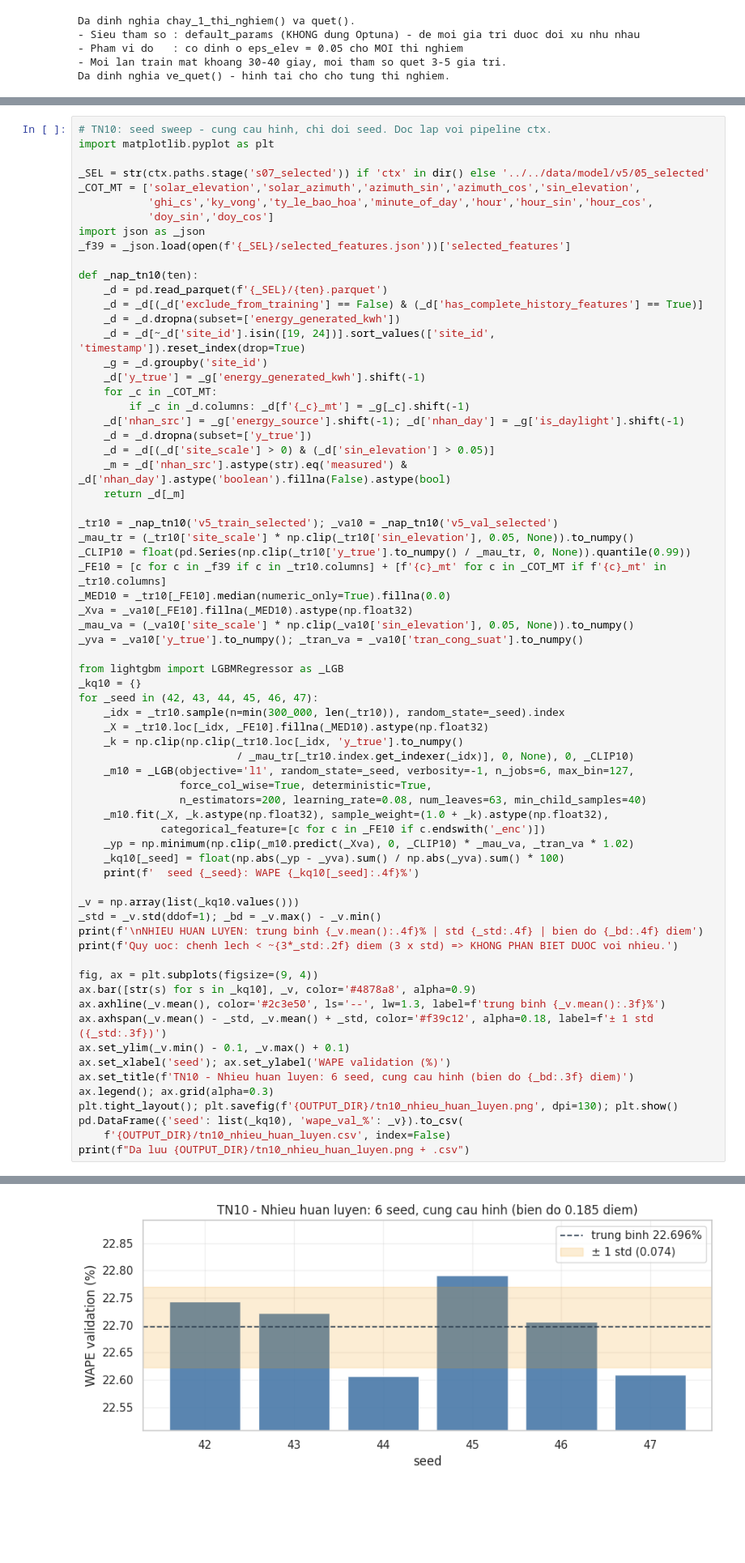
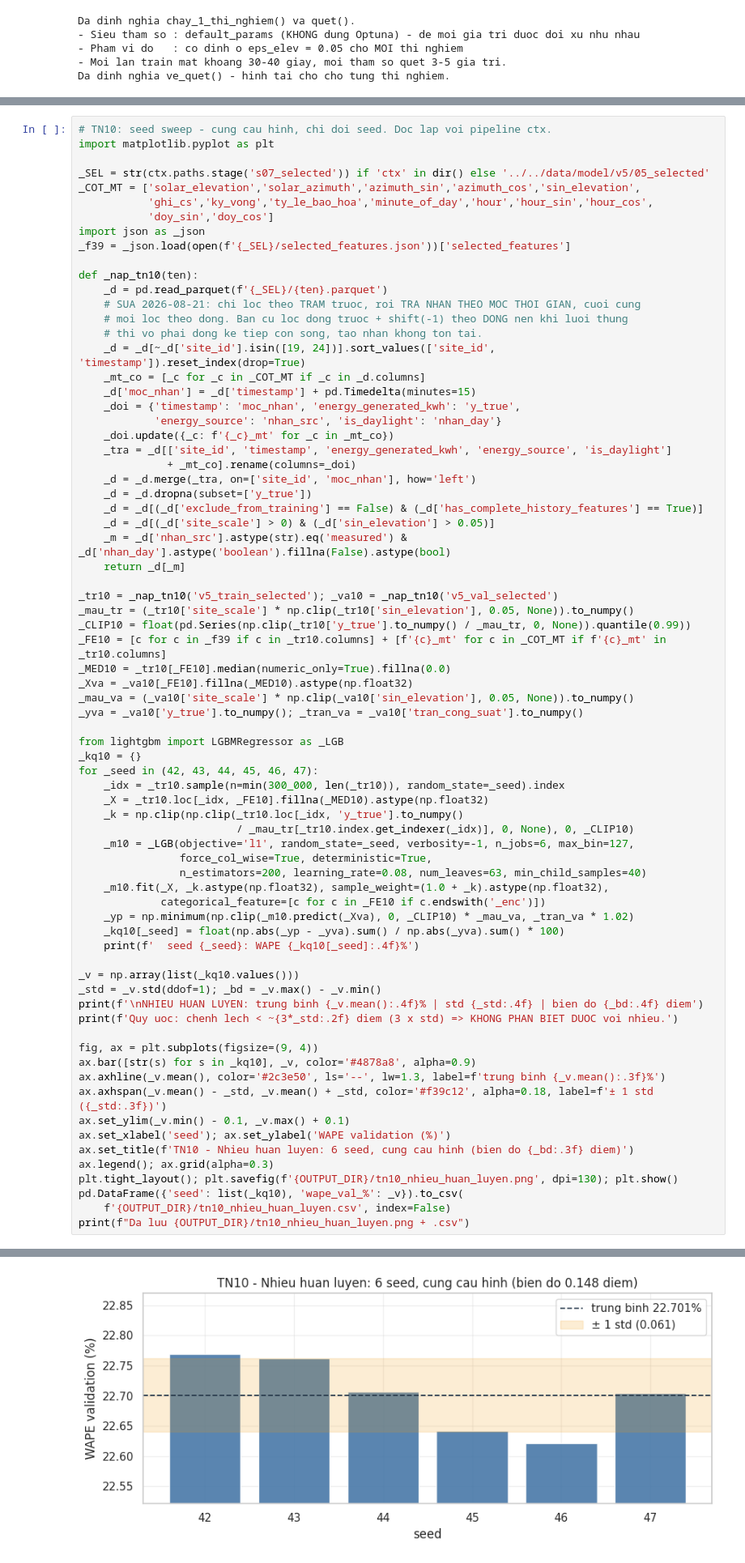
Before and after one commit to nguyenvunhut/solar-engergy, a Jupyter notebook: notebooks/forcasting_v5_energy/05b_thuc_nghiem_tham_so.ipynb, the cells around one changed output, grey strips where cells are left out. Shown at 81% size. Cells and saved outputs as stored; diff of their text form; blank space fills up the shorter version.

```diff
--- a/notebooks/forcasting_v5_energy/05b_thuc_nghiem_tham_so.ipynb
+++ b/notebooks/forcasting_v5_energy/05b_thuc_nghiem_tham_so.ipynb
@@ -263,15 +263,20 @@ _f39 = _json.load(open(f'{_SEL}/selected_features.json'))['selected_features']
 
 def _nap_tn10(ten):
     _d = pd.read_parquet(f'{_SEL}/{ten}.parquet')
+    # SUA 2026-08-21: chi loc theo TRAM truoc, roi TRA NHAN THEO MOC THOI GIAN, cuoi cung
+    # moi loc theo dong. Ban cu loc dong truoc + shift(-1) theo DONG nen khi luoi thung
+    # thi vo phai dong ke tiep con song, tao nhan khong ton tai.
+    _d = _d[~_d['site_id'].isin([19, 24])].sort_values(['site_id', 'timestamp']).reset_index(drop=True)
+    _mt_co = [_c for _c in _COT_MT if _c in _d.columns]
+    _d['moc_nhan'] = _d['timestamp'] + pd.Timedelta(minutes=15)
+    _doi = {'timestamp': 'moc_nhan', 'energy_generated_kwh': 'y_true',
+            'energy_source': 'nhan_src', 'is_daylight': 'nhan_day'}
+    _doi.update({_c: f'{_c}_mt' for _c in _mt_co})
+    _tra = _d[['site_id', 'timestamp', 'energy_generated_kwh', 'energy_source', 'is_daylight']
+              + _mt_co].rename(columns=_doi)
+    _d = _d.merge(_tra, on=['site_id', 'moc_nhan'], how='left')
+    _d = _d.dropna(subset=['y_true'])
     _d = _d[(_d['exclude_from_training'] == False) & (_d['has_complete_history_features'] == True)]
-    _d = _d.dropna(subset=['energy_generated_kwh'])
-    _d = _d[~_d['site_id'].isin([19, 24])].sort_values(['site_id', 'timestamp']).reset_index(drop=True)
-    _g = _d.groupby('site_id')
-    _d['y_true'] = _g['energy_generated_kwh'].shift(-1)
-    for _c in _COT_MT:
-        if _c in _d.columns: _d[f'{_c}_mt'] = _g[_c].shift(-1)
-    _d['nhan_src'] = _g['energy_source'].shift(-1); _d['nhan_day'] = _g['is_daylight'].shift(-1)
-    _d = _d.dropna(subset=['y_true'])
     _d = _d[(_d['site_scale'] > 0) & (_d['sin_elevation'] > 0.05)]
     _m = _d['nhan_src'].astype(str).eq('measured') & _d['nhan_day'].astype('boolean').fillna(False).astype(bool)
     return _d[_m]
@@ -331,4 +336,4 @@ Quy uoc: chenh lech < ~0.22 diem (3 x std) => KHONG PHAN BIET DUOC voi nhieu.
-[figure, old version]
+[figure, new version]
 Da luu ../../data/model/v5/05b_thuc_nghiem_tham_so/tn10_nhieu_huan_luyen.png + .csv
 # %% [markdown]
 ## 4. Thí nghiệm 1 — `eps_elev`: ngưỡng phân định ngày/đêm
```
Also changed, not shown: parts of 20 cells of this notebook, 45 other files.
